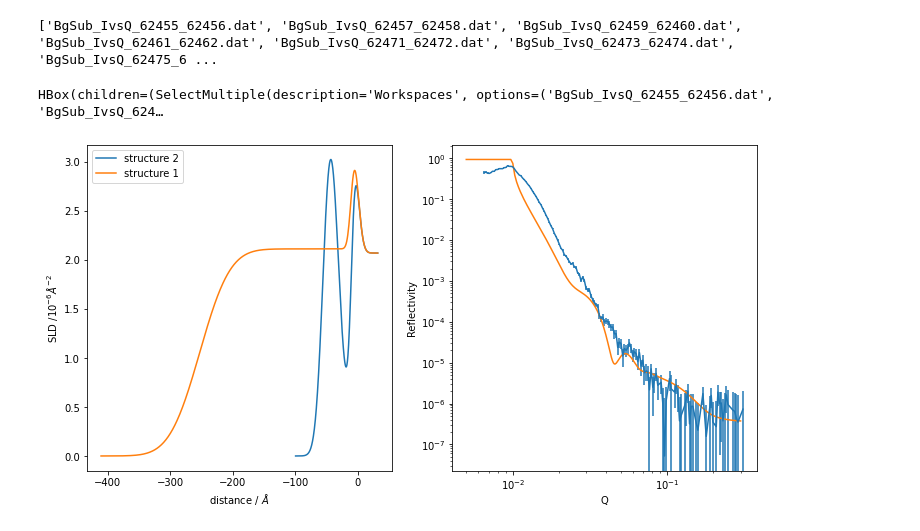
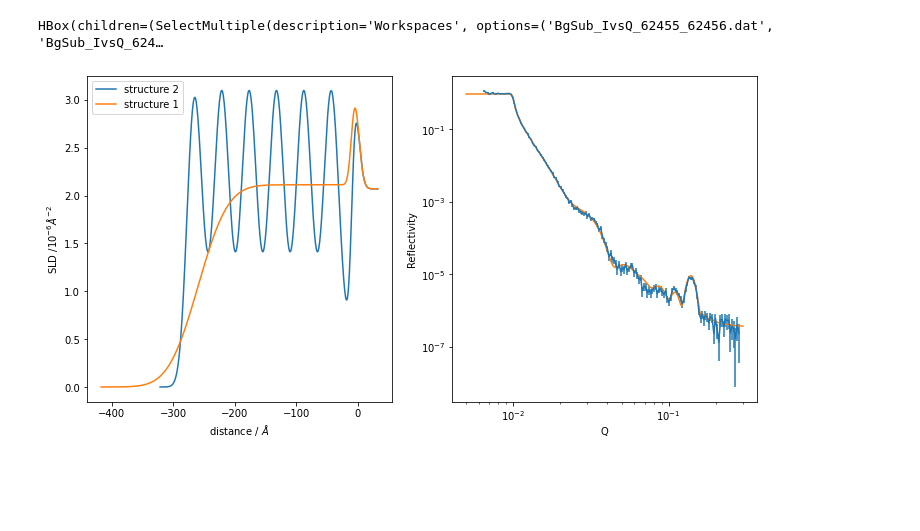
Before and after one commit to maxskoda/NR_autoreduce, a Jupyter notebook: OleicAcid_onSi_May21.ipynb, the cells around one changed output. Drawn from its saved outputs; the diff is of its cells as text; code cells hidden in the pictures; blank space fills up the shorter version.

```diff
--- a/OleicAcid_onSi_May21.ipynb
+++ b/OleicAcid_onSi_May21.ipynb
@@ -37,7 +40,7 @@ pio.renderers.default = "colab"
 git_path = "NR_datareduction" #@param {type:"string"}
 colab_path = "/content/NR_datareduction/RB2010748/BackgroundSub_ASCII/" #@param {type:"string"}
 file_extension = ".dat"
-filename_pattern = "(.*IvsQ_\\d+_\\d+).*\\.dat$" #@param {type:"string"}
+filename_pattern = ".*\\.dat$" #@param {type:"string"}
 
 pth = os.path.join('https://github.com/maxskoda/',git_path)
 
@@ -70,7 +73,7 @@ def nr_plot(file_list):
         fig.update_yaxes(type="log")
         fig.show()
 
-if filename_pattern
+# if filename_pattern
 ff = [f for f in os.listdir(colab_path) if re.search(filename_pattern, f)]
 
 # ff = [os.path.basename(x) for x in glob.glob(colab_path+"*IvsQ_[0..9]_[0..9]"+file_extension)]
@@ -105,16 +108,15 @@ display(widgets.HBox(items, leyout=box_layout))
 
 selector.observe(nr_plot, names='value')
 # %% [output]
-['BgSub_IvsQ_62455_62456.dat', 'BgSub_IvsQ_62457_62458.dat', 'BgSub_IvsQ_62459_62460.dat', 'BgSub_IvsQ_62461_62462.dat', 'BgSub_IvsQ_62471_62472.dat', 'BgSub_IvsQ_62473_62474.dat', 'BgSub_IvsQ_62475_6 ...
+HBox(children=(SelectMultiple(description='Workspaces', options=('BgSub_IvsQ_62455_62456.dat', 'BgSub_IvsQ_624…
-HBox(children=(SelectMultiple(description='Workspaces', options=('BgSub_IvsQ_62455_62456.dat', 'BgSub_IvsQ_624…
 # %%
 #@title Model parameters
-path = "/content/NR_datareduction/RB2010748/BackgroundSub_ASCII/" #@param {type:"string"}
-file_name = "BgSub_IvsQ_62473_62474.dat" #@param {type:"string"}
-film_thickness =  242.8#@param {type:"number"}
+path = "/content/" #@param {type:"string"}
+file_name = "IvsQ_55214_55215.dat" #@param {type:"string"}
+film_thickness =  250#@param {type:"number"}
 OA_layer_thick = 21.3917 #@param {type:"number"}
 SO_layer_thick = 23.0764 #@param {type:"number"}
-stack_repeats =  0#@param {type:"integer"}
+stack_repeats =  6#@param {type:"integer"}
 
 
 import refnx, scipy
@@ -134,8 +136,8 @@ def remove_negative(file):
     y = []
     e = []
     for line in f:
-      if float(line.split('\t')[1]) > 0:
-        xx,yy,ee = line.split('\t')
+      if float(line.split(' ')[1]) > 0:
+        xx,yy,ee = line.split()
         x.append(xx)
         y.append(yy)
         e.append(ee)
@@ -235,33 +237,33 @@ elif model_no == 8:
     #stack.repeats = 10.0
     stack.repeats.setp(bounds=(2,6),vary=True) # vary repeats
     # assemble the structure
     structure1 = air | stack | film_layer | sio2_layer | si_back
 
     # now only 1 structure to model
     model = ReflectModel(structure1,scale=1,bkg=3e-7, dq=2.5)
     model.scale.setp(bounds=(0,1.2),vary=True)
     model.bkg.setp(bounds=(1e-9,1e-6),vary=True)
 
 # check model
 
 q = np.linspace(0.005, 0.3, 1001)
 fig, (ax1, ax2) = plt.subplots(1,2,figsize=(12,6))
 
 # plot the SLD profile
 if model_no == 1:
     ax1.plot(*structure2.sld_profile(align=-1),label='structure 2')
 ax1.plot(*structure1.sld_profile(align=-1),label='structure 1')
 ax1.set_ylabel('SLD /$10^{-6} \AA^{-2}$')
 ax1.set_xlabel('distance / $\AA$');
 ax1.legend()
 
 data_DiscA_1.plot(plt)
 ax2.plot(q, model(q))
 ax2.set_xlabel('Q')
 ax2.set_ylabel('Reflectivity')
 ax2.set_yscale('log')
 ax2.set_xscale('log')
 # %% [output]
-[figure, old version]
+[figure, new version]
 # %%
 #@title Fitting
```
Also changed, not shown: parts of 3 cells of this notebook.
